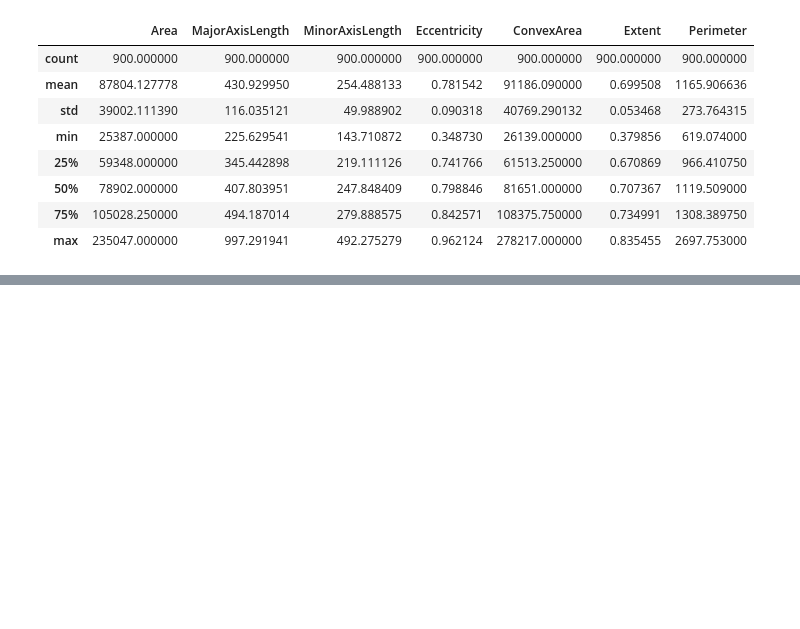
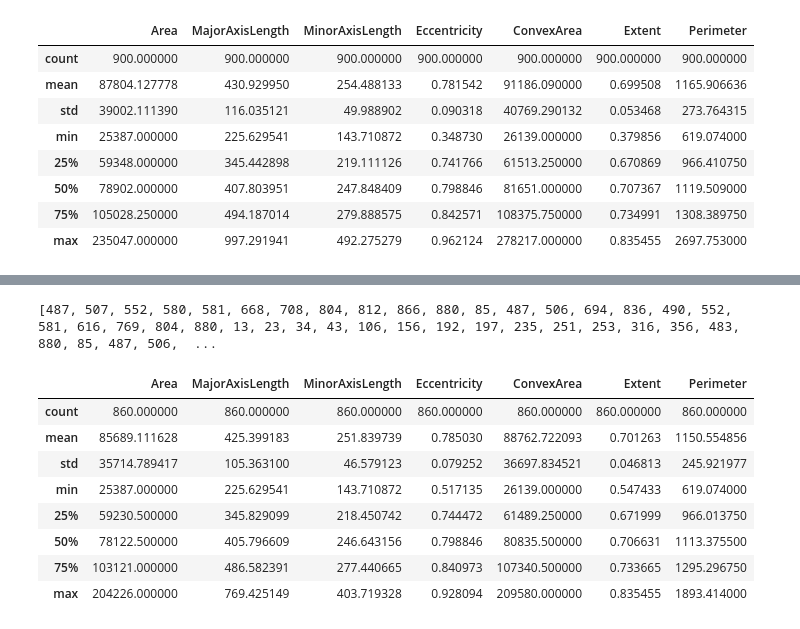
Before and after one commit to Ca1eb3/RaisinClassification, a Jupyter notebook: MachineLearning.ipynb, the cells around one changed output, grey strips where cells are left out. Saved outputs shown, nothing was run; the diff lists cells and outputs as text; code cells hidden in the pictures; blank space fills up the shorter version.

```diff
--- a/MachineLearning.ipynb
+++ b/MachineLearning.ipynb
@@ -42,0 +99,25 @@ dataset.describe()
+# %%
+threshold_z = 3
+outlier_indices = []
+for col in dataset:
+    if col != "Class":
+        z = np.abs(stats.zscore(dataset[col]))
+        outlier_indices_col = np.where(z > threshold_z)[0]
+        outlier_indices.extend(outlier_indices_col)
+print(outlier_indices)
+no_outliers = dataset.drop(outlier_indices)
+# %% [output]
+[487, 507, 552, 580, 581, 668, 708, 804, 812, 866, 880, 85, 487, 506, 694, 836, 490, 552, 581, 616, 769, 804, 880, 13, 23, 34, 43, 106, 156, 192, 197, 235, 251, 253, 316, 356, 483, 880, 85, 487, 506,  ...
+# %%
+
+no_outliers.describe()
+# %% [output]
+|  | Area | MajorAxisLength | MinorAxisLength | Eccentricity | ConvexArea | Extent | Perimeter |
+| count | 860.000000 | 860.000000 | 860.000000 | 860.000000 | 860.000000 | 860.000000 | 860.000000 |
+| mean | 85689.111628 | 425.399183 | 251.839739 | 0.785030 | 88762.722093 | 0.701263 | 1150.554856 |
+| std | 35714.789417 | 105.363100 | 46.579123 | 0.079252 | 36697.834521 | 0.046813 | 245.921977 |
+| min | 25387.000000 | 225.629541 | 143.710872 | 0.517135 | 26139.000000 | 0.547433 | 619.074000 |
+| 25% | 59230.500000 | 345.829099 | 218.450742 | 0.744472 | 61489.250000 | 0.671999 | 966.013750 |
+| 50% | 78122.500000 | 405.796609 | 246.643156 | 0.798846 | 80835.500000 | 0.706631 | 1113.375500 |
+| 75% | 103121.000000 | 486.582391 | 277.440665 | 0.840973 | 107340.500000 | 0.733665 | 1295.296750 |
+| max | 204226.000000 | 769.425149 | 403.719328 | 0.928094 | 209580.000000 | 0.835455 | 1893.414000 |
```
Also changed, not shown: parts of 5 cells of this notebook.
